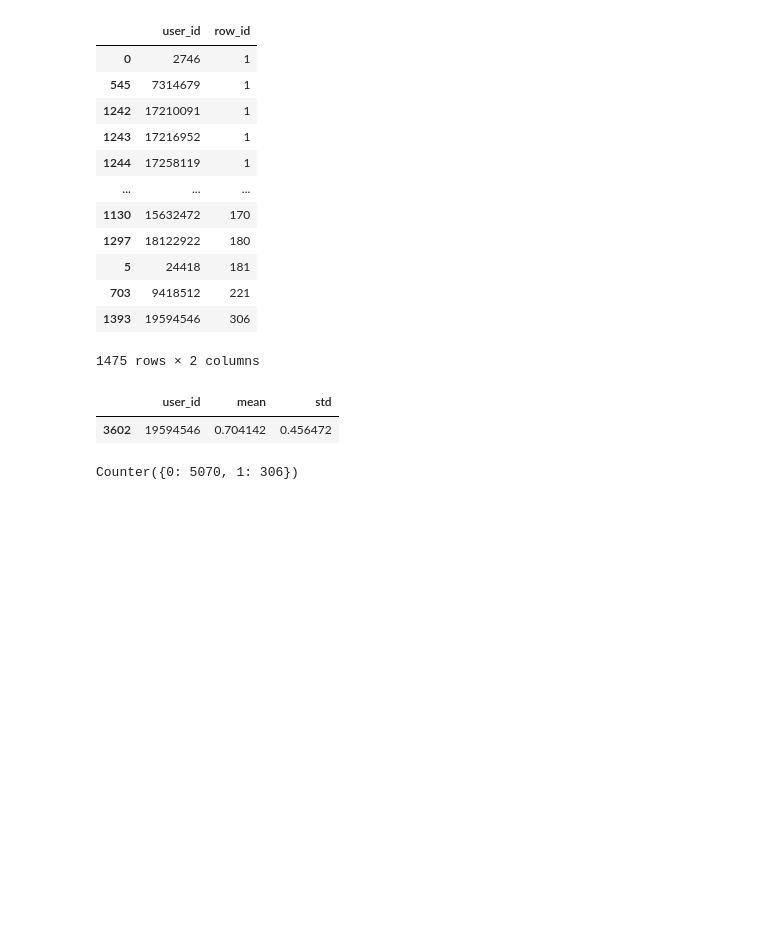
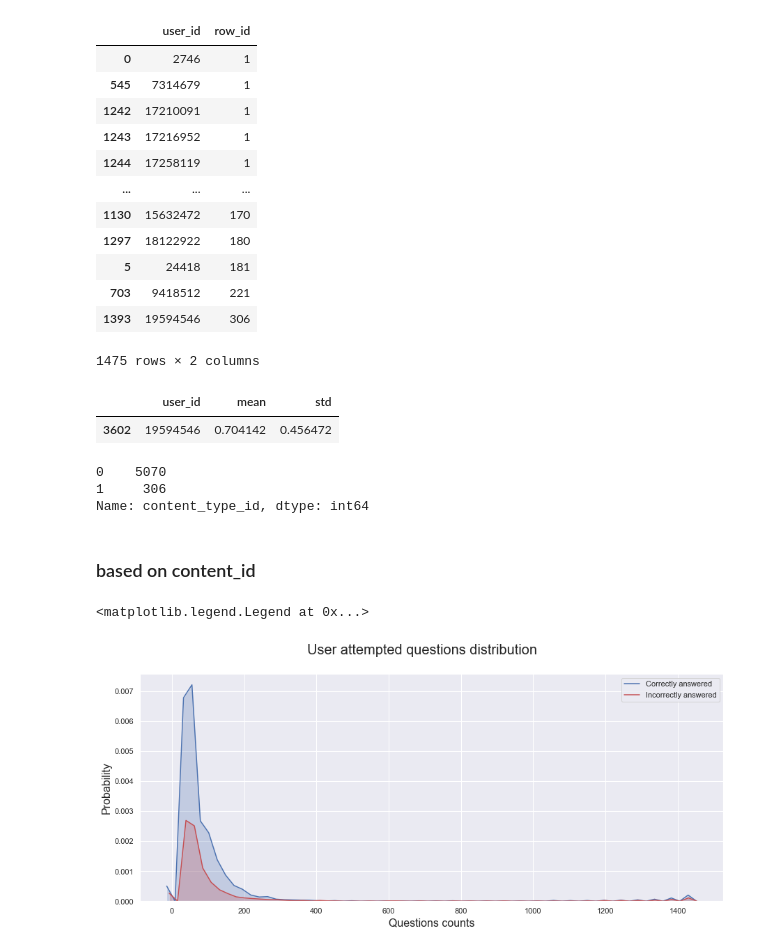
Before and after one commit to Asher-zsz/Kaggle-riiid-test-answer-prediction, a Jupyter notebook: EDA.ipynb, the cells around one changed output. Cells and saved outputs as stored; diff of their text form; code cells hidden in the pictures; blank space fills up the shorter version.

Commit message:
lectures and questions

```diff
--- a/EDA.ipynb
+++ b/EDA.ipynb
@@ -423,7 +479,32 @@ df2[df2['user_id']==19594546]
 |  | user_id | mean | std |
 | 3602 | 19594546 | 0.704142 | 0.456472 |
 # %%
-from collections import Counter
-Counter(train[train['user_id']==19594546]['content_type_id'])#也没看多少lecture，低于平均LQ比
+# from collections import Counter
+# Counter(train[train['user_id']==19594546]['content_type_id'])
+train[train['user_id']==19594546]['content_type_id'].value_counts()#也没看多少lecture，低于平均LQ比
 # %% [output]
-Counter({0: 5070, 1: 306})
+0    5070
+1     306
+Name: content_type_id, dtype: int64
+# %% [markdown]
+### based on content_id
+# %%
+df = train[train['content_type_id'] == 0]
+
+df2 = df[df['answered_correctly'] == 1]
+df3 = df[df['answered_correctly'] == 0]
+
+df2 = df2.groupby(by='content_id').count()
+df3 = df3.groupby(by='content_id').count()
+
+fig = plt.figure(figsize=(15,6))
+fig = sns.kdeplot(df2['row_id'], shade=True, gridsize=50, color='b', legend=False)
+fig = sns.kdeplot(df3['row_id'], shade=True, gridsize=50, color='r', legend=False)
+
+fig.figure.suptitle("User attempted questions distribution", fontsize = 20)
+plt.xlabel('Questions counts', fontsize=16)
+plt.ylabel('Probability', fontsize=16)
+plt.legend(['Correctly answered','Incorrectly answered'])
+# %% [output]
+<matplotlib.legend.Legend at 0x...>
+[figure, added]
```
Also changed, not shown: parts of 48 cells of this notebook.
